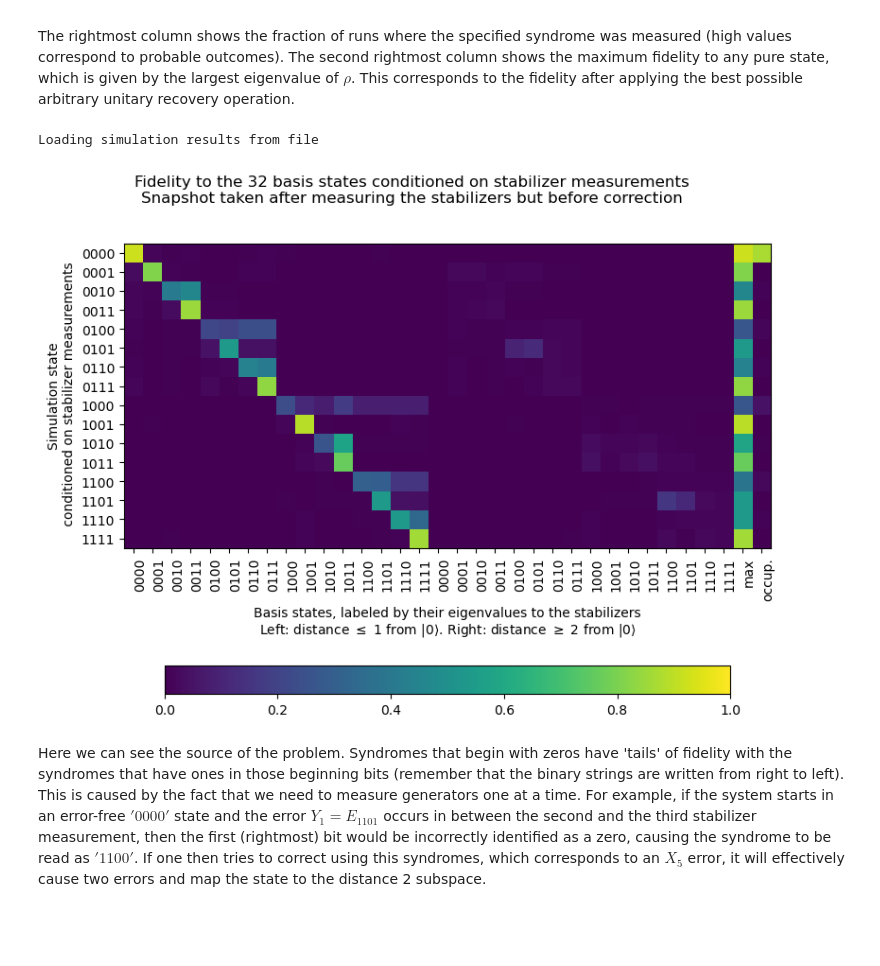
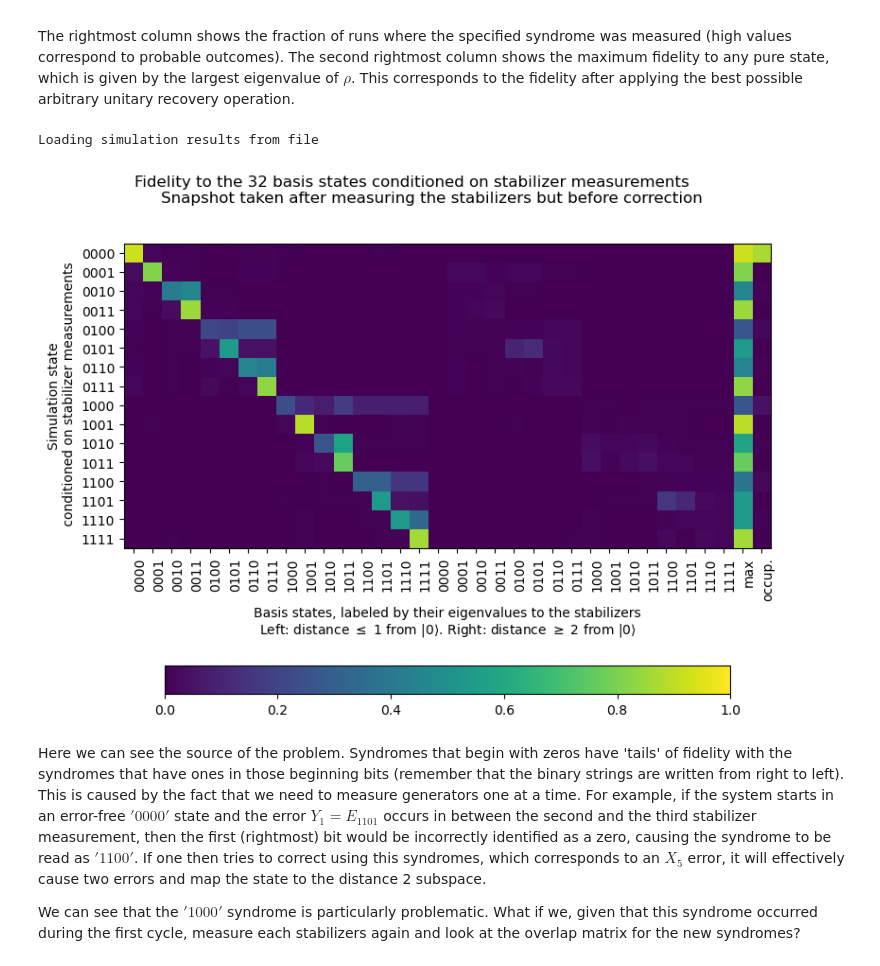
Before and after one commit to Serock3/Master-Thesis-QEC-simulation, a Jupyter notebook: decoding_errors.ipynb, the cells around one changed output. Cells and saved outputs as stored; diff of their text form; code cells hidden in the pictures; blank space fills up the shorter version.

```diff
--- a/decoding_errors.ipynb
+++ b/decoding_errors.ipynb
@@ -103,26 +103,20 @@ The rightmost column shows the fraction of runs where the specified syndrome was
 # %%
 # Here, we turn off the recovery step (the stabilizers are still measured) but tell
 # the simulator to condition the density matrix snapshots on the measurement outcomes
 kwargs = dict(kwargs, n_cycles=2, recovery=False,
               conditional=True, idle_snapshots=2)
 
 # Conditioning the snapshots requires more shots
 n_shots = 1024*8
 
 results, times = default_simulate_persist_to_file(
     kwargs, T1, T2, gate_times, n_shots, file_name=file_name, overwrite=overwrite, save_to_file=save_to_file)
 
-# Post select
-previous_keys = []
-# TODO: Explain here
-backtrack_measurement = 0
-# If this is enabled, check the overlap to the distance <= 1 subspace instead of just |0_L>
-check_overlap_to_distance_1 = False
-
-decoding_errors.plot_correction_matrix(
-    results, previous_keys, backtrack_measurement, check_overlap_to_distance_1, **kwargs)
+decoding_errors.plot_correction_matrix(results, **kwargs)
 # %% [output]
 Loading simulation results from file
-[figure, old version]
+[figure, new version]
 # %% [markdown]
 Here we can see the source of the problem. Syndromes that begin with zeros have 'tails' of fidelity with the syndromes that have ones in those beginning bits (remember that the binary strings are written from right to left). This is caused by the fact that we need to measure generators one at a time. For example, if the system starts in an error-free $'0000'$ state and the error $Y_1=E_{1101}$ occurs in between the second and the third stabilizer measurement, then the first (rightmost) bit would be incorrectly identified as a zero, causing the syndrome to be read as $'1100'$. If one then tries to correct using this syndromes, which corresponds to an $X_5$ error, it will effectively cause two errors and map the state to the distance 2 subspace.
+
+We can see that the $'1000'$ syndrome is particularly problematic. What if we, given that this syndrome occurred during the first cycle, measure each stabilizers again and look at the overlap matrix for the new syndromes?
```
Also changed, not shown: parts of 2 cells of this notebook, 1 other file.
